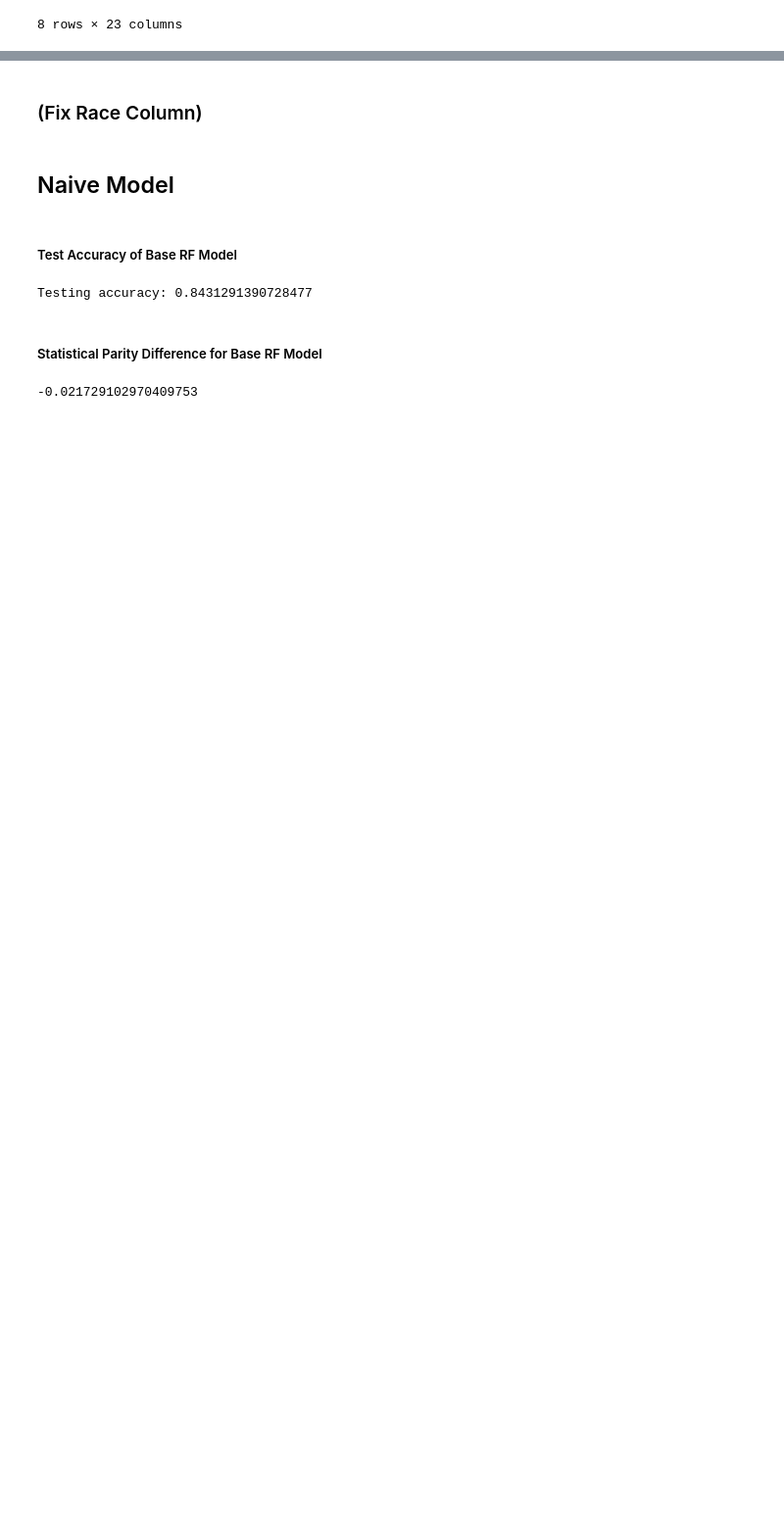
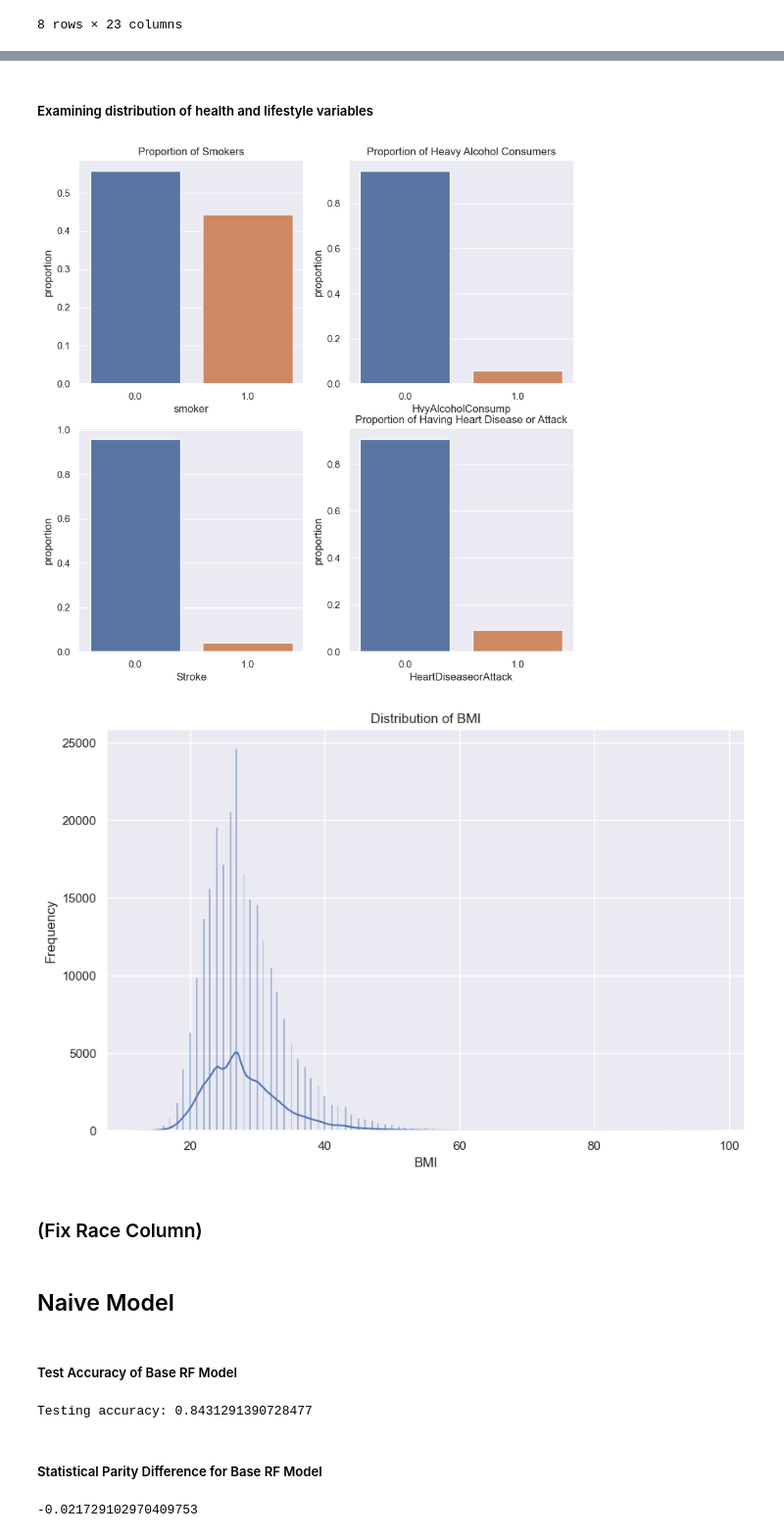
Before and after one commit to 474benchen/bias_aware_gridsearchCV, a Jupyter notebook: diabetes_example/diabetes_example.ipynb, the cells around one changed output, grey strips where cells are left out. Shown at 98% size. Saved outputs shown, nothing was run; the diff lists cells and outputs as text; code cells hidden in the pictures; blank space fills up the shorter version.

```diff
--- a/diabetes_example/diabetes_example.ipynb
+++ b/diabetes_example/diabetes_example.ipynb
@@ -255,3 +244,46 @@ plt.show()
+# %% [markdown]
+##### Examining distribution of health and lifestyle variables
+# %%
+fig, axes = plt.subplots(2, 2, figsize=(10, 10))
+
+
+# plot proportion of smokers
+prop_smoker = data['Smoker'].value_counts(normalize=True)
+prop_smoker_df = pd.DataFrame({'smoker': prop_smoker.index, 'proportion': prop_smoker.values})
+sns.barplot(data=prop_smoker_df, x='smoker', y='proportion', ax=axes[0, 0])
+axes[0, 0].set_title("Proportion of Smokers")
+
+# plot proportion of heavy alcohol consumption
+prop_hvy_alcohol = data['HvyAlcoholConsump'].value_counts(normalize=True)
+prop_hvy_alcohol_df = pd.DataFrame({'HvyAlcoholConsump': prop_hvy_alcohol.index, 'proportion': prop_hvy_alcohol.values})
+sns.barplot(data=prop_hvy_alcohol_df, x='HvyAlcoholConsump', y='proportion', ax=axes[0, 1])
+axes[0, 1].set_title("Proportion of Heavy Alcohol Consumers")
+
+# plot proportion of stroke
+prop_stroke = data['Stroke'].value_counts(normalize=True)
+prop_stroke_df = pd.DataFrame({'Stroke': prop_stroke.index, 'proportion': prop_stroke.values})
+sns.barplot(data=prop_stroke_df, x='Stroke', y='proportion', ax=axes[1, 0])
+axes[1, 1].set_title("Proportion of Having a Stroke")
+
+# plot proportion of heart disease/attack
+prop_heart_disease_attack = data['HeartDiseaseorAttack'].value_counts(normalize=True)
+prop_heart_disease_attack_df = pd.DataFrame({'HeartDiseaseorAttack': prop_heart_disease_attack.index, 'proportion': prop_heart_disease_attack.values})
+sns.barplot(data=prop_heart_disease_attack_df, x='HeartDiseaseorAttack', y='proportion', ax=axes[1, 1])
+axes[1, 1].set_title("Proportion of Having Heart Disease or Attack")
+
+# plot bmi
+plt.figure(figsize=(9, 6))
+sns.histplot(data=data, x='BMI', kde=True)
+plt.title('Distribution of BMI')
+plt.xlabel('BMI')
+plt.ylabel('Frequency')
+
+# show plots
+plt.tight_layout()
+plt.show()
+# %% [output]
+[figure, added]
+[figure, added]
 # %% [markdown]
 ### (Fix Race Column)
 # %%
```
Also changed, not shown: parts of 18 cells of this notebook.
